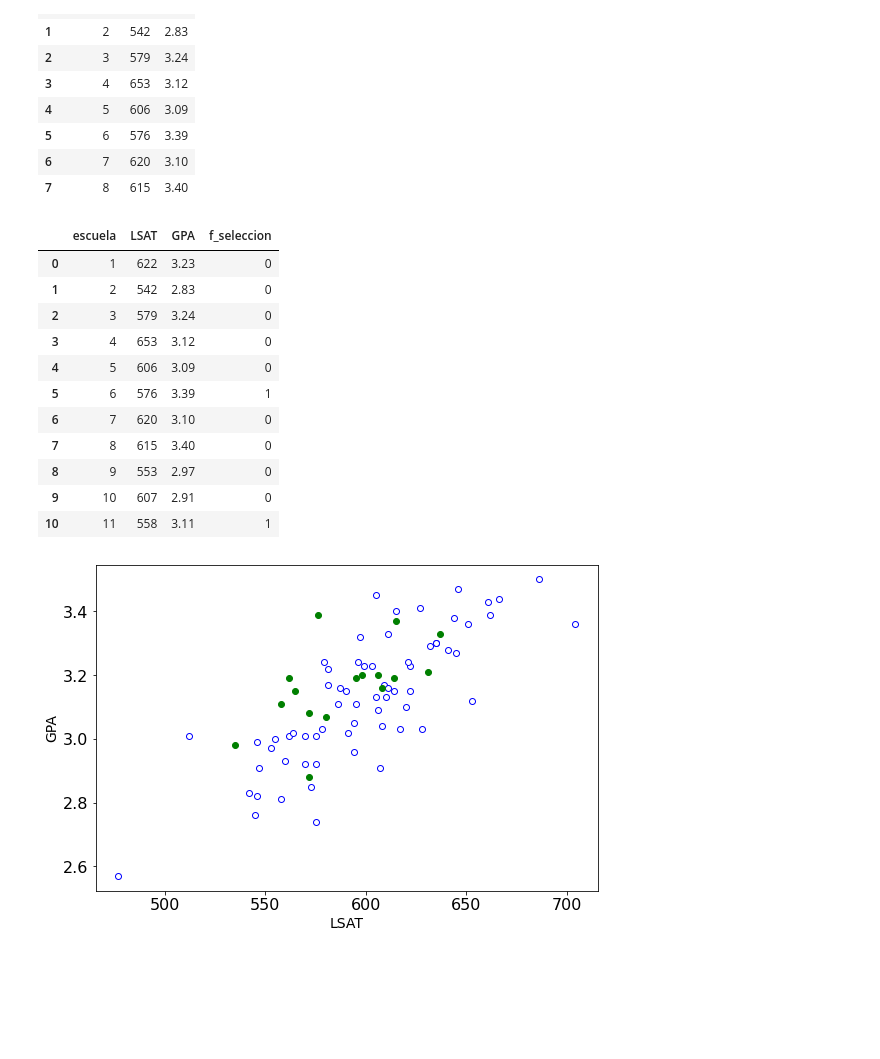
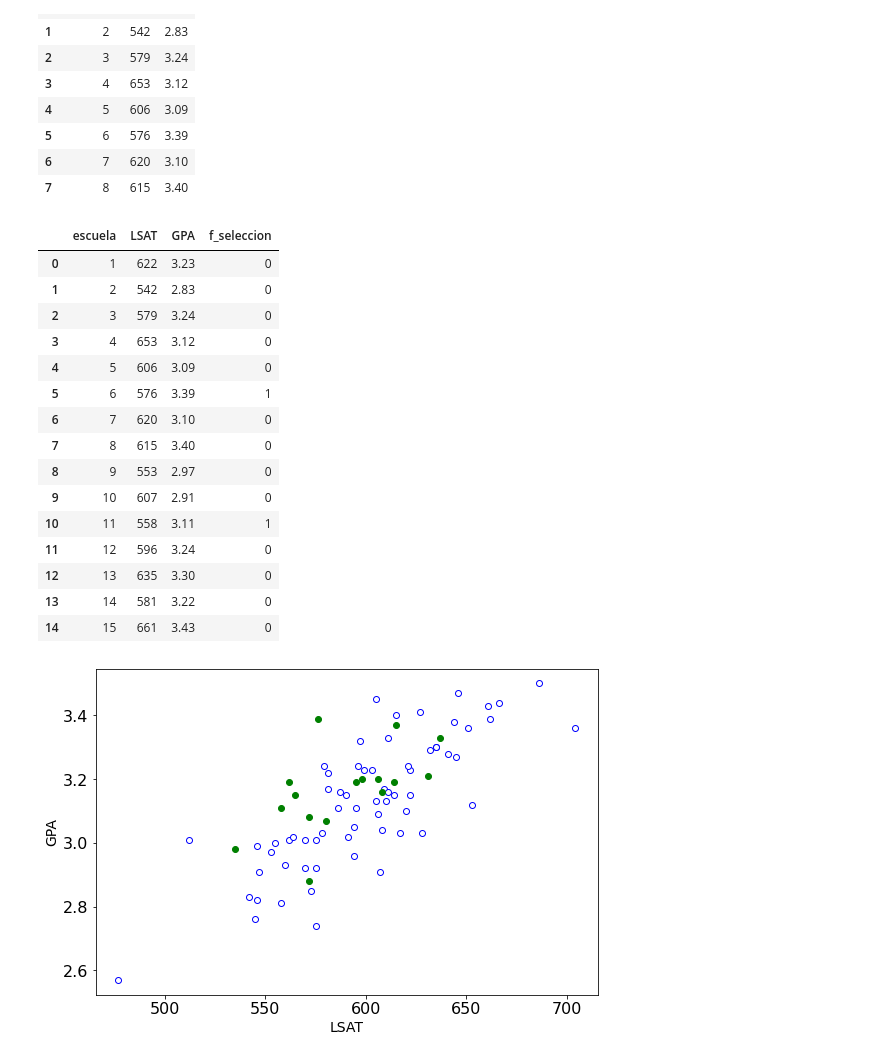
Before and after one commit to BrianPgz/HomeWork1_ML, a Jupyter notebook: Bootstrap parte 2.ipynb, the cells around one changed output. Cells and saved outputs as stored; diff of their text form; code cells hidden in the pictures; blank space fills up the shorter version.

```diff
--- a/Bootstrap parte 2.ipynb
+++ b/Bootstrap parte 2.ipynb
@@ -29,21 +29,25 @@ escuelas_random["f_seleccion"]=1
 # %%
 bd_escuelas=pd.merge(bd_escuelas, escuelas_random, how="left", on=["escuela"])
 bd_escuelas["f_seleccion"]=bd_escuelas["f_seleccion"].fillna(0)
 bd_escuelas["f_seleccion"]=bd_escuelas["f_seleccion"].astype(int)
-bd_escuelas.head(11)
+bd_escuelas.head(15)
 # %% [output]
 |  | escuela | LSAT | GPA | f_seleccion |
 | 0 | 1 | 622 | 3.23 | 0 |
 | 1 | 2 | 542 | 2.83 | 0 |
 | 2 | 3 | 579 | 3.24 | 0 |
 | 3 | 4 | 653 | 3.12 | 0 |
 | 4 | 5 | 606 | 3.09 | 0 |
 | 5 | 6 | 576 | 3.39 | 1 |
 | 6 | 7 | 620 | 3.10 | 0 |
 | 7 | 8 | 615 | 3.40 | 0 |
 | 8 | 9 | 553 | 2.97 | 0 |
 | 9 | 10 | 607 | 2.91 | 0 |
 | 10 | 11 | 558 | 3.11 | 1 |
+| 11 | 12 | 596 | 3.24 | 0 |
+| 12 | 13 | 635 | 3.30 | 0 |
+| 13 | 14 | 581 | 3.22 | 0 |
+| 14 | 15 | 661 | 3.43 | 0 |
 # %%
 fig, ax = plt.subplots(figsize=(9,6))
 plot(bd_escuelas[bd_escuelas["f_seleccion"]==0].LSAT,
```
